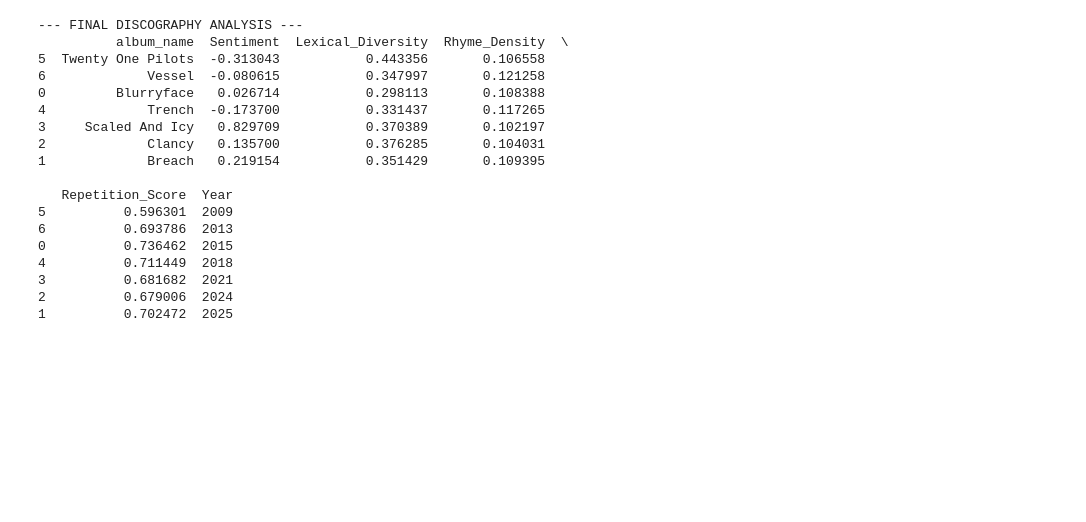
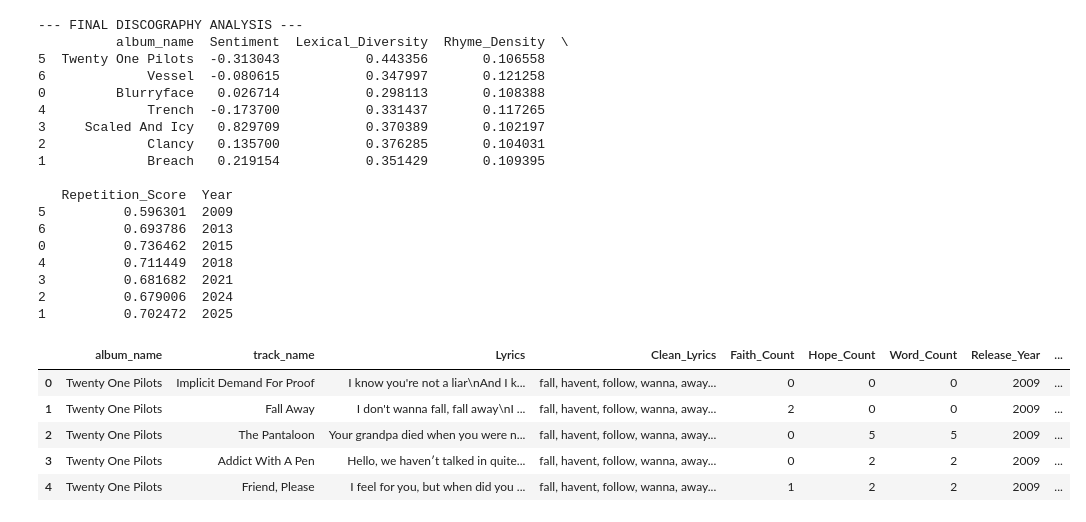
Before and after one commit to MeredithClikkie/torchbearerlab.github.io, a Jupyter notebook: AllAlbumLyrics.ipynb, the cells around one changed output. Saved outputs shown, nothing was run; the diff lists cells and outputs as text; code cells hidden in the pictures; blank space fills up the shorter version.

```diff
--- a/AllAlbumLyrics.ipynb
+++ b/AllAlbumLyrics.ipynb
@@ -1145,6 +1153,15 @@ print(master_report)
 3          0.681682  2021
 2          0.679006  2024
 1          0.702472  2025
+# %%
+df_combined.head()
+# %% [output]
+|  | album_name | track_name | Lyrics | Clean_Lyrics | Faith_Count | Hope_Count | Word_Count | Release_Year | ... |
+| 0 | Twenty One Pilots | Implicit Demand For Proof | I know you're not a liar\nAnd I k... | fall, havent, follow, wanna, away... | 0 | 0 | 0 | 2009 | ... |
+| 1 | Twenty One Pilots | Fall Away | I don't wanna fall, fall away\nI ... | fall, havent, follow, wanna, away... | 2 | 0 | 0 | 2009 | ... |
+| 2 | Twenty One Pilots | The Pantaloon | Your grandpa died when you were n... | fall, havent, follow, wanna, away... | 0 | 5 | 5 | 2009 | ... |
+| 3 | Twenty One Pilots | Addict With A Pen | Hello, we haven′t talked in quite... | fall, havent, follow, wanna, away... | 0 | 2 | 2 | 2009 | ... |
+| 4 | Twenty One Pilots | Friend, Please | I feel for you, but when did you ... | fall, havent, follow, wanna, away... | 1 | 2 | 2 | 2009 | ... |
 # %%
 from matplotlib.backends.backend_pdf import PdfPages
 import matplotlib.pyplot as plt
```
Also changed, not shown: parts of 7 cells of this notebook, 4 other files.
